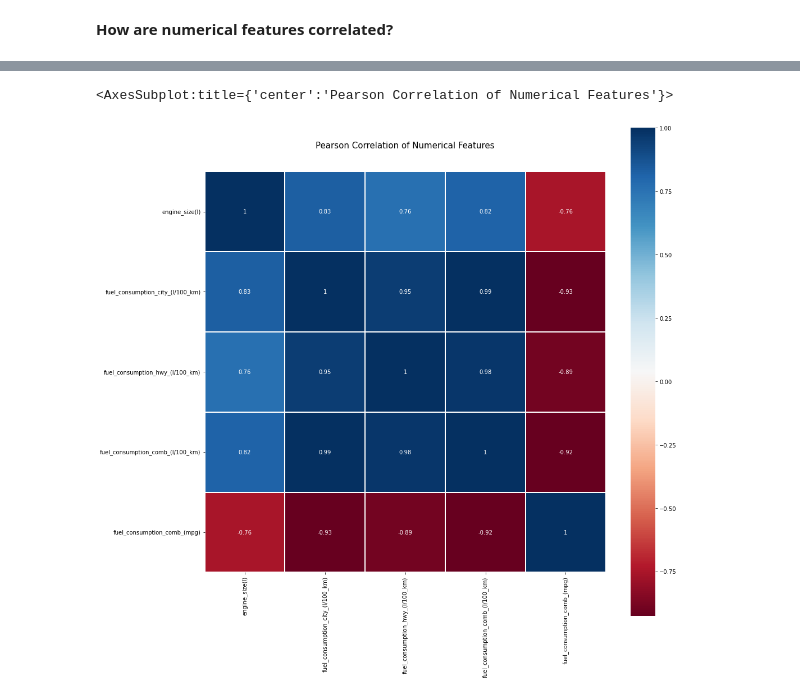
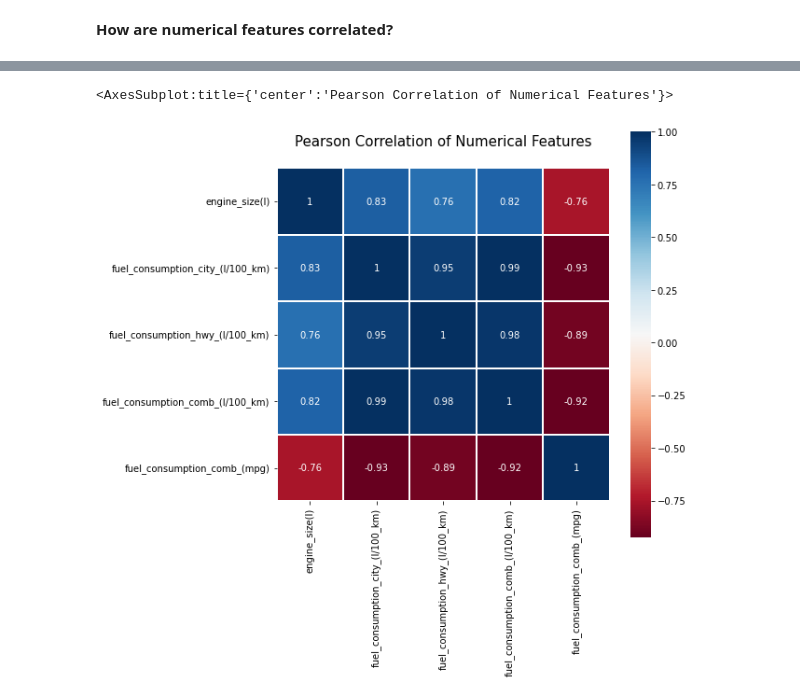
Before and after one commit to DZorikhin/co2_emissions, a Jupyter notebook: notebook.ipynb, the cells around one changed output, grey strips where cells are left out. Saved outputs shown, nothing was run; the diff lists cells and outputs as text; code cells hidden in the pictures.

```diff
--- a/notebook.ipynb
+++ b/notebook.ipynb
@@ -142,10 +156,10 @@ df_full_train[numerical].corr()
 | fuel_consumption_comb_(mpg) | -0.757543 | -0.926023 | -0.889425 | -0.924410 | ... |
 # %%
 colormap = plt.cm.RdBu
-plt.figure(figsize=(16,16))
+plt.figure(figsize=(8, 8))
 plt.title('Pearson Correlation of Numerical Features', y=1.05, size=15)
 sns.heatmap(df_full_train[numerical].corr(), linewidths=0.1, vmax=1.0,
             square=True, cmap=colormap, linecolor='white', annot=True)
 # %% [output]
 <AxesSubplot:title={'center':'Pearson Correlation of Numerical Features'}>
-[figure, old version]
+[figure, new version]
```
Also changed, not shown: parts of 21 cells of this notebook.
